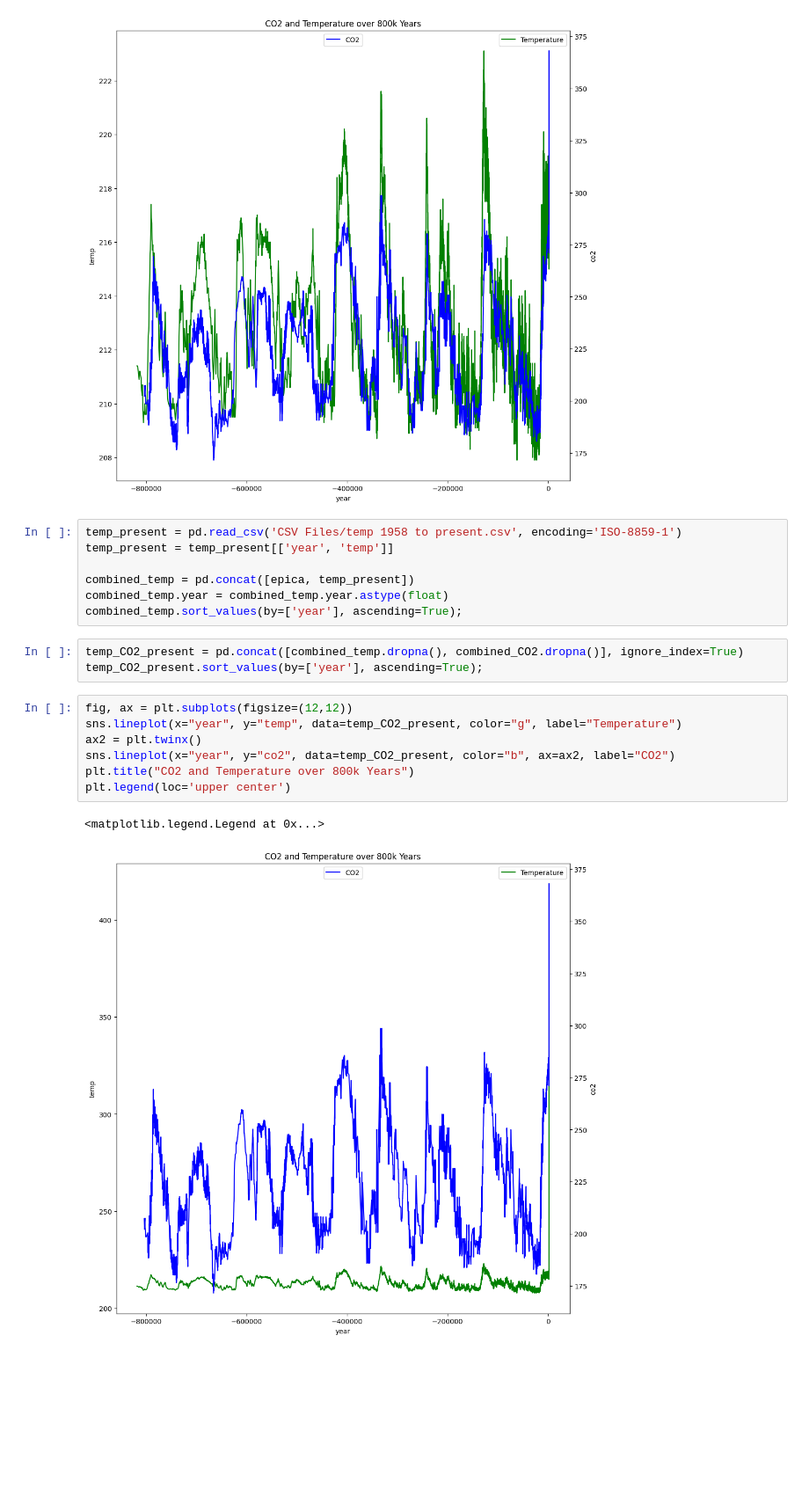
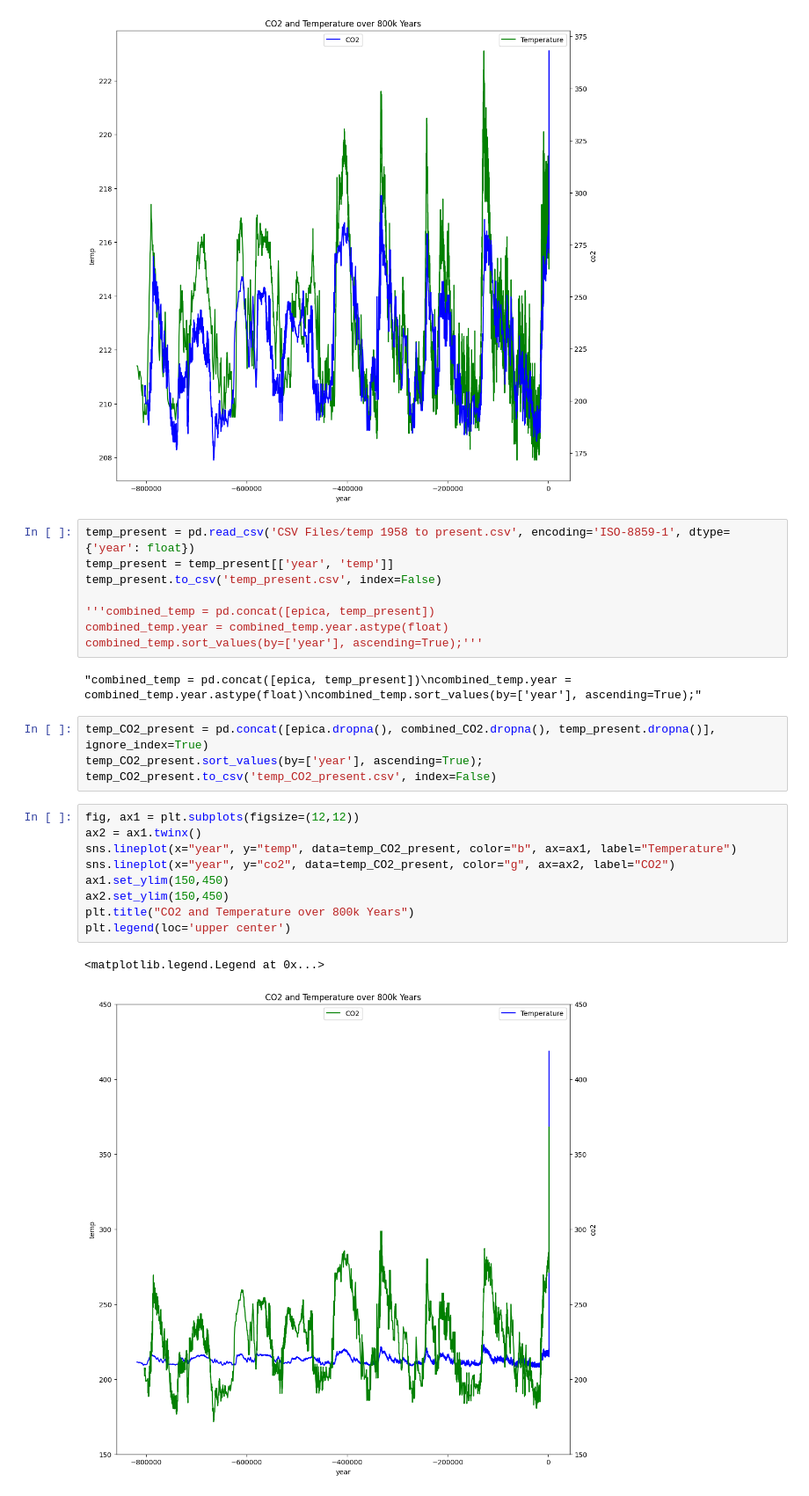
Before and after one commit to rachel-king4/PfDA_Assignment_2, a Jupyter notebook: pfda_assignment_2.ipynb, the cells around one changed output. Shown at 88% size. Saved outputs shown, nothing was run; the diff lists cells and outputs as text; blank space fills up the shorter version.

Commit message:
altered y axis in present data graph for temp and CO2

```diff
--- a/pfda_assignment_2.ipynb
+++ b/pfda_assignment_2.ipynb
@@ -270,22 +270,28 @@ plt.legend(loc='upper center')
 <matplotlib.legend.Legend at 0x...>
 [figure]
 # %%
-temp_present = pd.read_csv('CSV Files/temp 1958 to present.csv', encoding='ISO-8859-1')
+temp_present = pd.read_csv('CSV Files/temp 1958 to present.csv', encoding='ISO-8859-1', dtype={'year': float})
 temp_present = temp_present[['year', 'temp']]
+temp_present.to_csv('temp_present.csv', index=False)
 
-combined_temp = pd.concat([epica, temp_present])
+'''combined_temp = pd.concat([epica, temp_present])
 combined_temp.year = combined_temp.year.astype(float)
-combined_temp.sort_values(by=['year'], ascending=True);
+combined_temp.sort_values(by=['year'], ascending=True);'''
+# %% [output]
+"combined_temp = pd.concat([epica, temp_present])\ncombined_temp.year = combined_temp.year.astype(float)\ncombined_temp.sort_values(by=['year'], ascending=True);"
 # %%
-temp_CO2_present = pd.concat([combined_temp.dropna(), combined_CO2.dropna()], ignore_index=True)
+temp_CO2_present = pd.concat([epica.dropna(), combined_CO2.dropna(), temp_present.dropna()], ignore_index=True)
 temp_CO2_present.sort_values(by=['year'], ascending=True);
+temp_CO2_present.to_csv('temp_CO2_present.csv', index=False)
 # %%
-fig, ax = plt.subplots(figsize=(12,12))
-sns.lineplot(x="year", y="temp", data=temp_CO2_present, color="g", label="Temperature")
-ax2 = plt.twinx()
-sns.lineplot(x="year", y="co2", data=temp_CO2_present, color="b", ax=ax2, label="CO2")
+fig, ax1 = plt.subplots(figsize=(12,12))
+ax2 = ax1.twinx()
+sns.lineplot(x="year", y="temp", data=temp_CO2_present, color="b", ax=ax1, label="Temperature")
+sns.lineplot(x="year", y="co2", data=temp_CO2_present, color="g", ax=ax2, label="CO2")
+ax1.set_ylim(150,450)
+ax2.set_ylim(150,450)
 plt.title("CO2 and Temperature over 800k Years")
 plt.legend(loc='upper center')
 # %% [output]
 <matplotlib.legend.Legend at 0x...>
-[figure, old version]
+[figure, new version]
```
Also changed, not shown: 2 other files.
